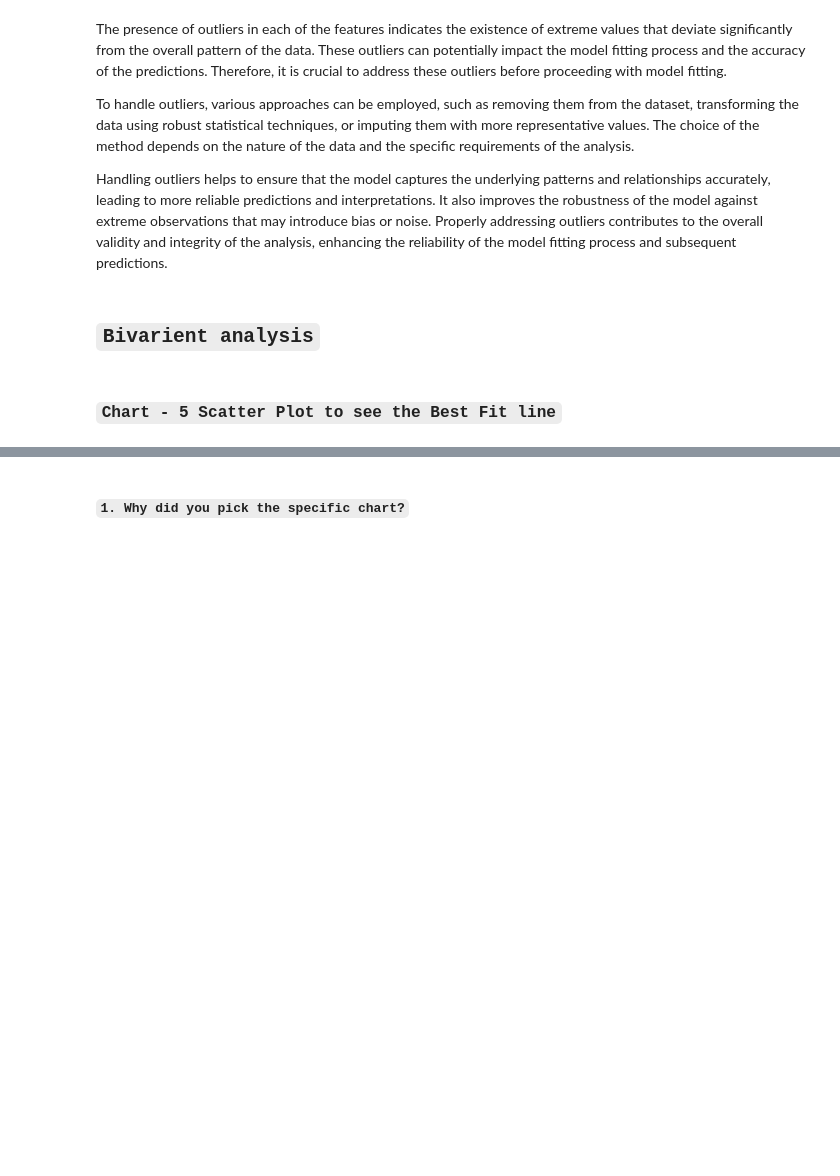
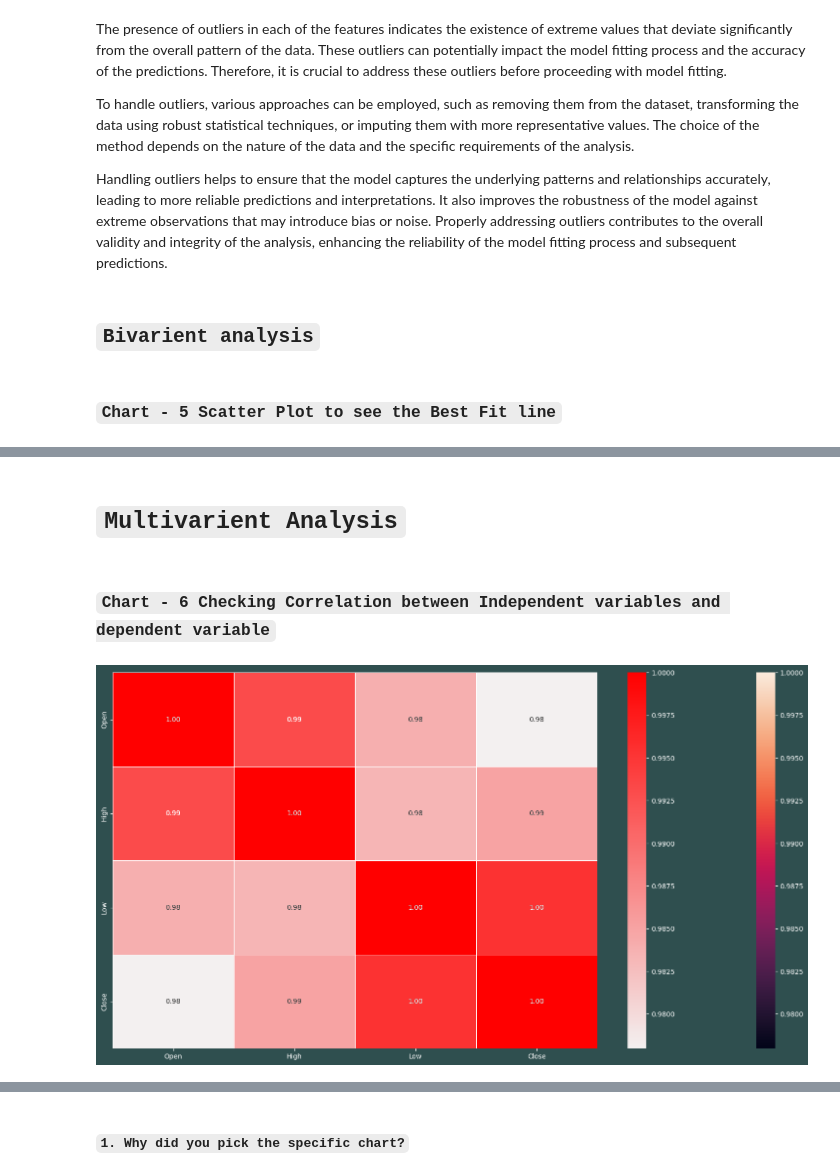
Before and after one commit to Vibhuguptampi/Yes-Bank-Stock-Closing-Price-Prediction-Capstone-ProjectML-Regression, a Jupyter notebook: Yes_Bank_Stock_Closing_Price_Prediction(Capstone_Project_Supervised_ML_Regression).ipynb, the cells around one changed output, grey strips where cells are left out. Drawn from its saved outputs; the diff is of its cells as text; code cells hidden in the pictures; blank space fills up the shorter version.

```diff
--- a/Yes_Bank_Stock_Closing_Price_Prediction(Capstone_Project_Supervised_ML_Regression).ipynb
+++ b/Yes_Bank_Stock_Closing_Price_Prediction(Capstone_Project_Supervised_ML_Regression).ipynb
@@ -518,0 +666,26 @@ for col in ['Open', 'High', 'Low']:
+# %% [markdown]
+# **`Multivarient Analysis`**
+# %% [markdown]
+### `Chart - 6 Checking Correlation between Independent variables and dependent variable`
+# %%
+# This code creates a heatmap of the correlation matrix for the stock_df DataFrame.
+plt.figure(figsize=(20, 10))
+correlation = stock_df.corr()
+sns.heatmap(abs(correlation), annot=True, linewidths=0.5, fmt='.2f')
+
+# Add a comment
+"""
+This code creates a heatmap of the correlation matrix for the stock_df DataFrame.
+The annot parameter adds the correlation coefficients to the cells of the heatmap.
+The cmap parameter sets the colormap for the heatmap.
+The linewidths parameter sets the width of the lines between the cells of the heatmap.
+The fmt parameter sets the format of the correlation coefficients in the cells of the heatmap.
+"""
+
+# Change the color of the graph
+cmap = sns.light_palette('red', as_cmap=True)
+sns.heatmap(abs(correlation), annot=True, cmap=cmap, linewidths=0.5, fmt='.2f')
+
+plt.show()
+# %% [output]
+[figure, added]
```
Also changed, not shown: parts of 475 cells of this notebook.
